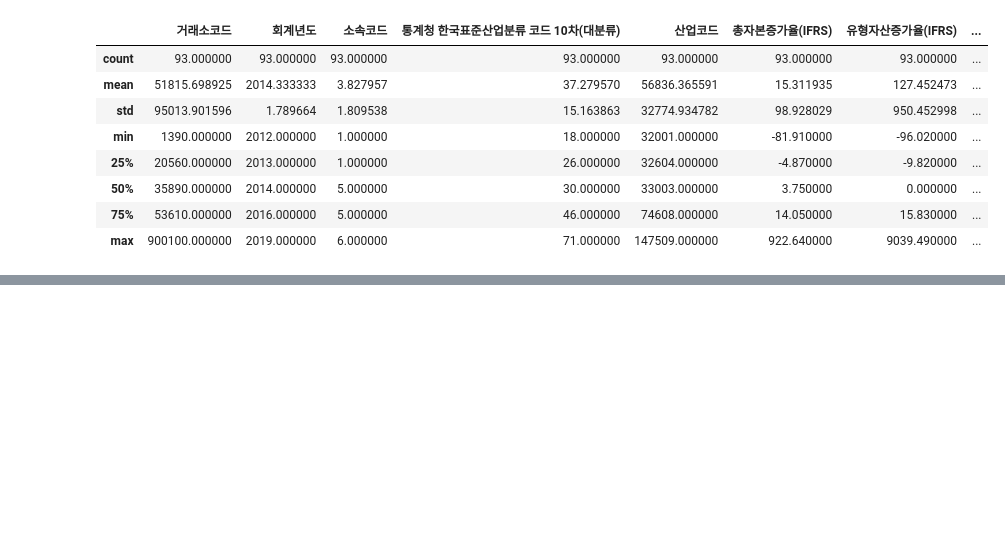
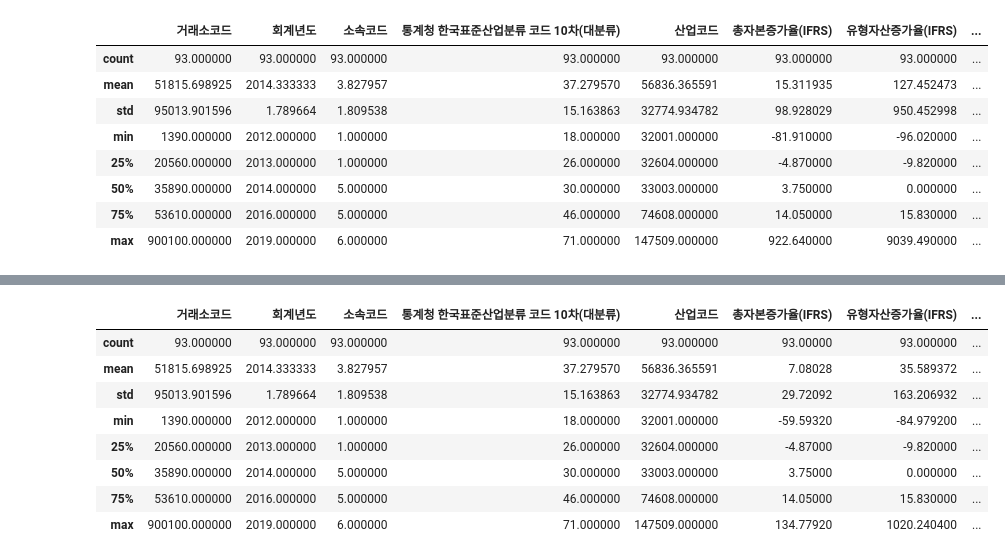
Before and after one commit to po5412409/Accounting-Fraud, a Jupyter notebook: 03.데이터EDA/재무비율_EDA .ipynb, the cells around one changed output, grey strips where cells are left out. Cells and saved outputs as stored; diff of their text form; code cells hidden in the pictures; blank space fills up the shorter version.

```diff
--- a/03.데이터EDA/재무비율_EDA .ipynb
+++ b/03.데이터EDA/재무비율_EDA .ipynb
@@ -49,0 +111,12 @@ df[df['label']==0].describe()
+# %%
+df[df['label']==0].describe()
+# %% [output]
+|  | 거래소코드 | 회계년도 | 소속코드 | 통계청 한국표준산업분류 코드 10차(대분류) | 산업코드 | 총자본증가율(IFRS) | 유형자산증가율(IFRS) | ... |
+| count | 93.000000 | 93.000000 | 93.000000 | 93.000000 | 93.000000 | 93.00000 | 93.000000 | ... |
+| mean | 51815.698925 | 2014.333333 | 3.827957 | 37.279570 | 56836.365591 | 7.08028 | 35.589372 | ... |
+| std | 95013.901596 | 1.789664 | 1.809538 | 15.163863 | 32774.934782 | 29.72092 | 163.206932 | ... |
+| min | 1390.000000 | 2012.000000 | 1.000000 | 18.000000 | 32001.000000 | -59.59320 | -84.979200 | ... |
+| 25% | 20560.000000 | 2013.000000 | 1.000000 | 26.000000 | 32604.000000 | -4.87000 | -9.820000 | ... |
+| 50% | 35890.000000 | 2014.000000 | 5.000000 | 30.000000 | 33003.000000 | 3.75000 | 0.000000 | ... |
+| 75% | 53610.000000 | 2016.000000 | 5.000000 | 46.000000 | 74608.000000 | 14.05000 | 15.830000 | ... |
+| max | 900100.000000 | 2019.000000 | 6.000000 | 71.000000 | 147509.000000 | 134.77920 | 1020.240400 | ... |
```
Also changed, not shown: parts of 7 cells of this notebook, 1 other file.
